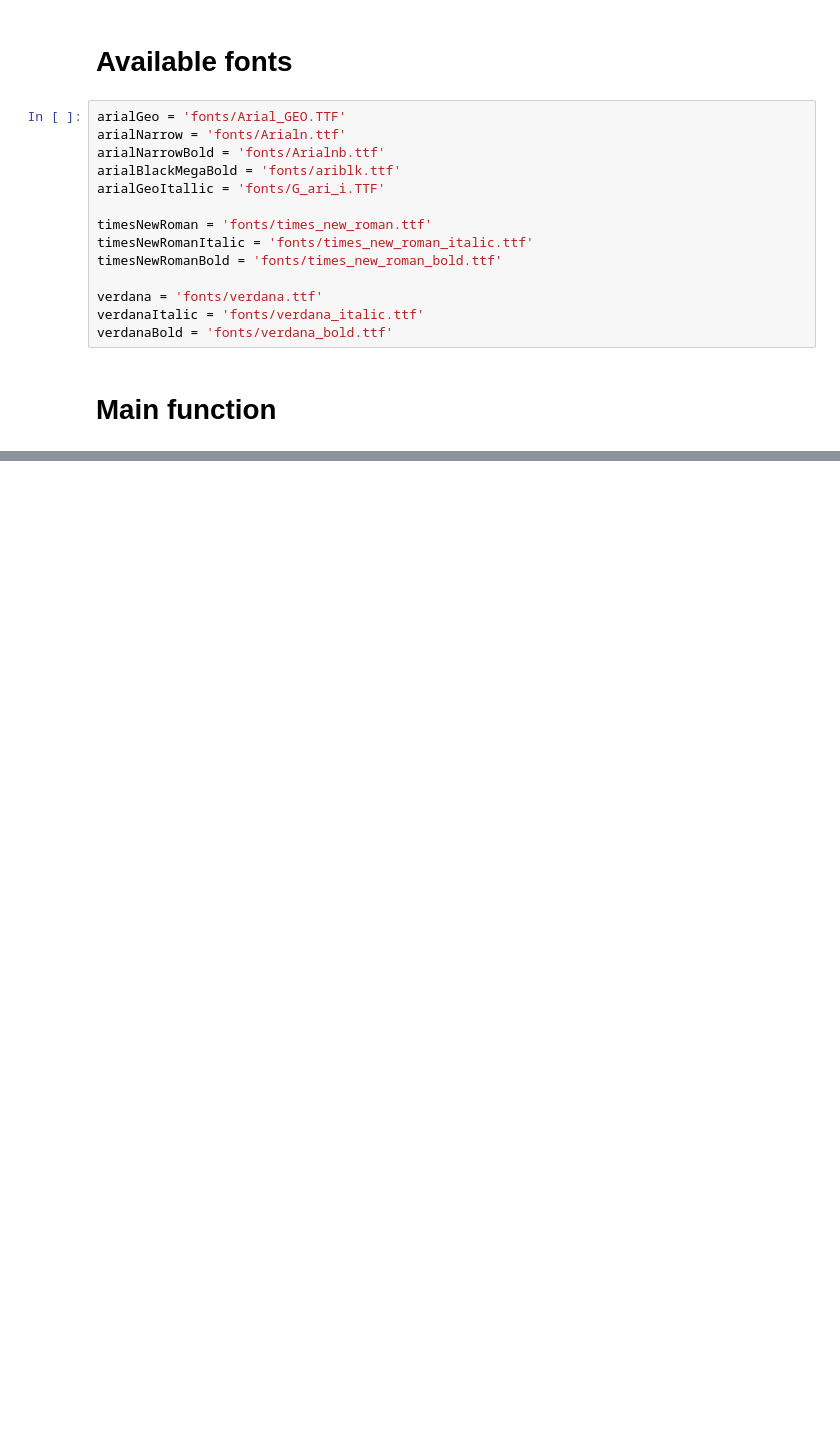
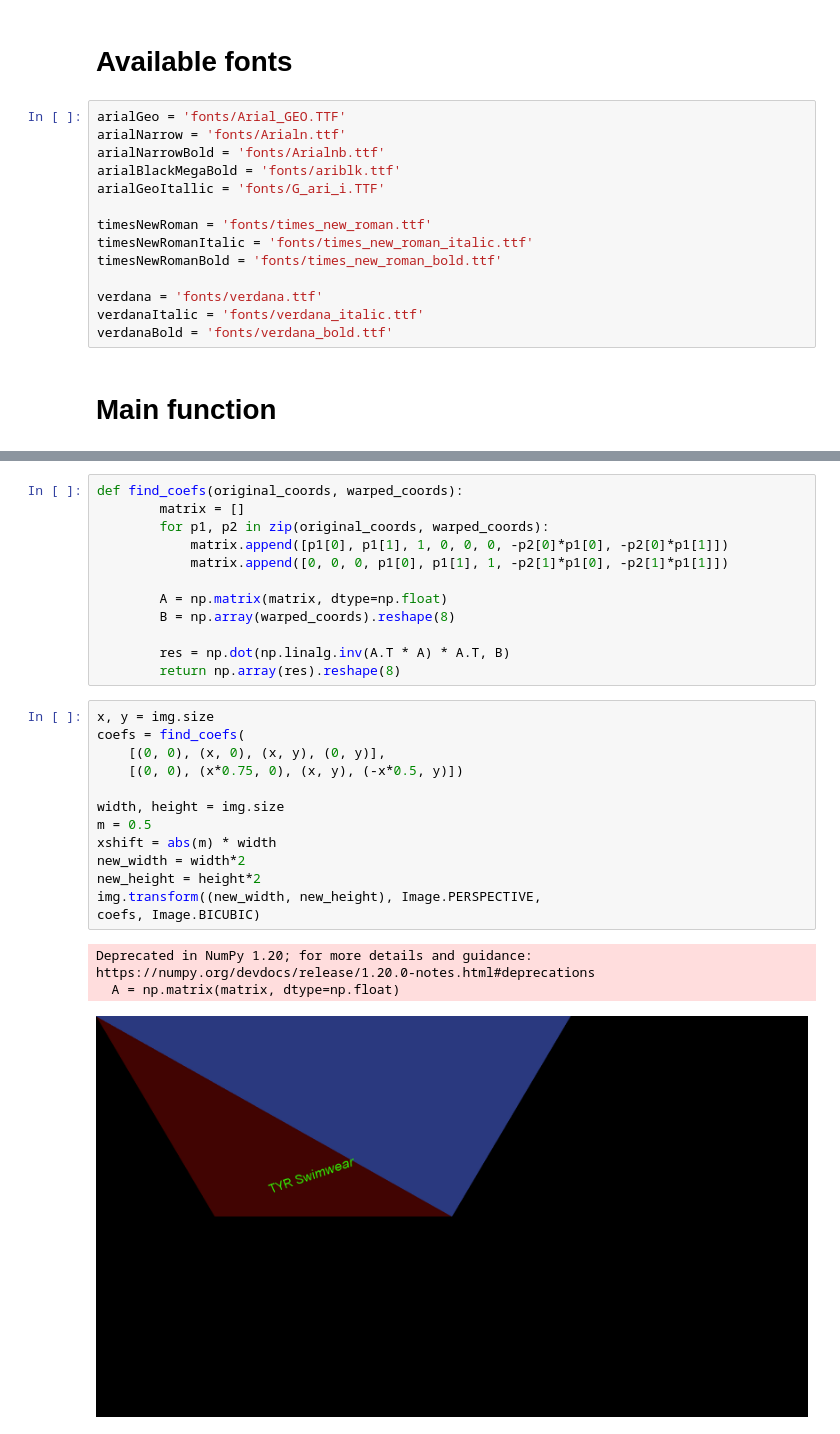
Before and after one commit to grandel/text-on-image-generator, a Jupyter notebook: Generator.ipynb, the cells around one changed output, grey strips where cells are left out. Drawn from its saved outputs; the diff is of its cells as text; blank space fills up the shorter version.

```diff
--- a/Generator.ipynb
+++ b/Generator.ipynb
@@ -205,0 +437,29 @@ generateImagesText(backgroundFunctions, fontsList, res_1080p, splitIntoFolders=T
+# %%
+def find_coefs(original_coords, warped_coords):
+        matrix = []
+        for p1, p2 in zip(original_coords, warped_coords):
+            matrix.append([p1[0], p1[1], 1, 0, 0, 0, -p2[0]*p1[0], -p2[0]*p1[1]])
+            matrix.append([0, 0, 0, p1[0], p1[1], 1, -p2[1]*p1[0], -p2[1]*p1[1]])
+
+        A = np.matrix(matrix, dtype=np.float)
+        B = np.array(warped_coords).reshape(8)
+
+        res = np.dot(np.linalg.inv(A.T * A) * A.T, B)
+        return np.array(res).reshape(8)
+# %%
+x, y = img.size
+coefs = find_coefs(
+    [(0, 0), (x, 0), (x, y), (0, y)],
+    [(0, 0), (x*0.75, 0), (x, y), (-x*0.5, y)])
+
+width, height = img.size
+m = 0.5
+xshift = abs(m) * width
+new_width = width*2
+new_height = height*2
+img.transform((new_width, new_height), Image.PERSPECTIVE,
+coefs, Image.BICUBIC)
+# %% [output]
+Deprecated in NumPy 1.20; for more details and guidance: https://numpy.org/devdocs/release/1.20.0-notes.html#deprecations
+  A = np.matrix(matrix, dtype=np.float)
+[figure, added]
```
Also changed, not shown: parts of 54 cells of this notebook, 1 other file.
